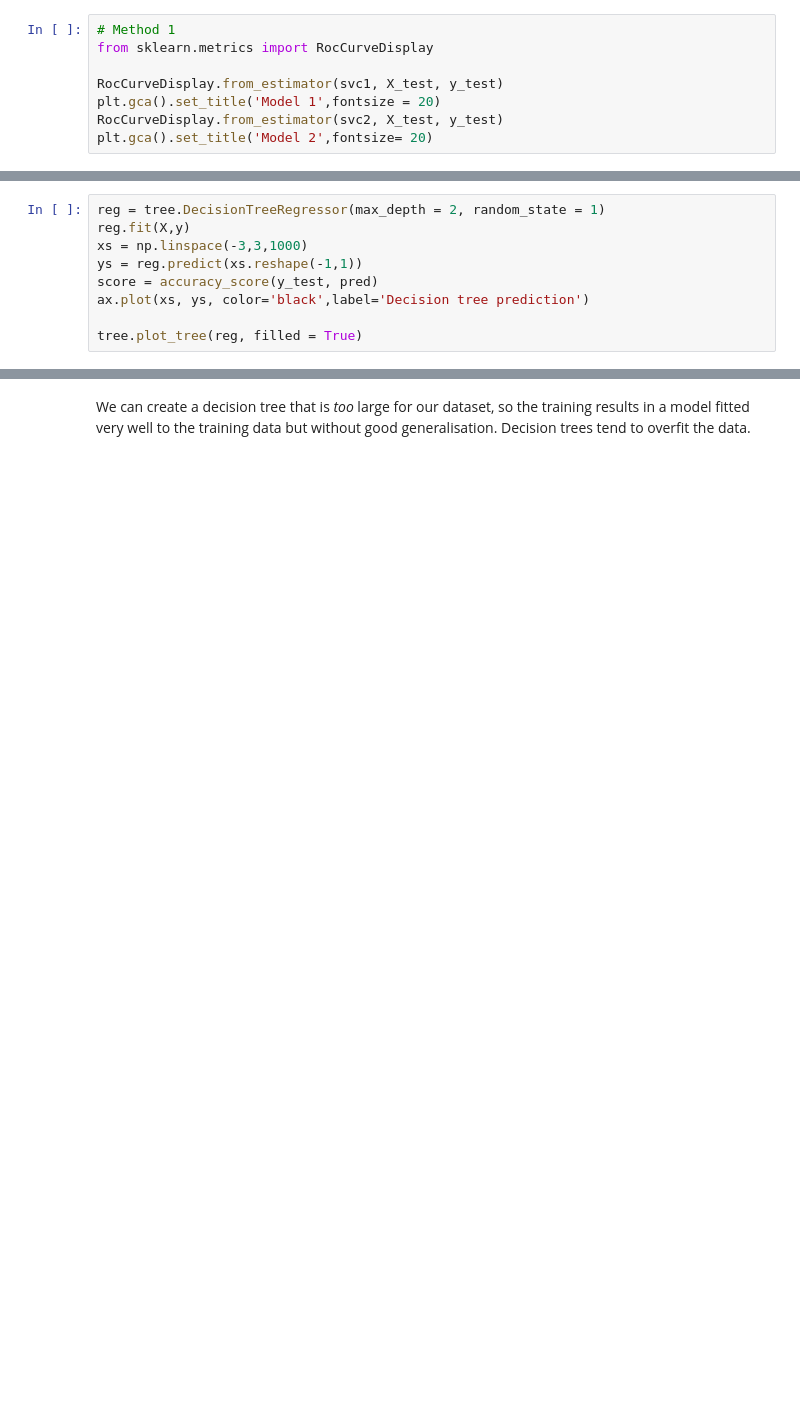
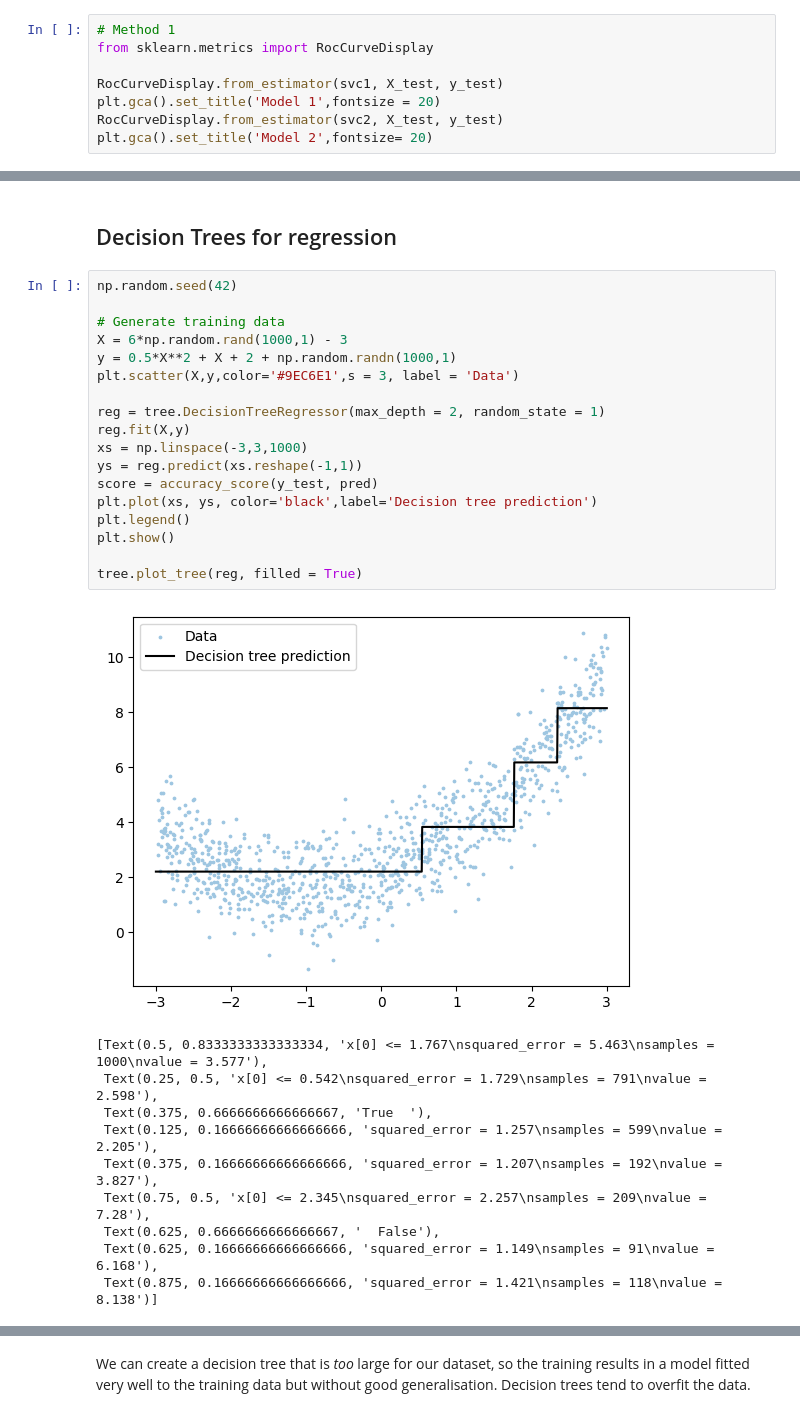
Before and after one commit to Cissi07/DSML-Prep, a Jupyter notebook: DSML_code_shared.ipynb, the cells around one changed output, grey strips where cells are left out. Drawn from its saved outputs; the diff is of its cells as text; blank space fills up the shorter version.

```diff
--- a/DSML_code_shared.ipynb
+++ b/DSML_code_shared.ipynb
@@ -1068,12 +1254,34 @@ H_i = -\sum_k p_{i, k}\log_2\left(p_{i,k}\right)
 \end{equation*}
 
 The Gini and entropy of given node is 0 if it only has samples of one class. Regardless of which loss function we use, the model decides on the the cut at each node by minimising the loss function for that node.
+# %% [markdown]
+## <h2><a id="treereg">Decision Trees for regression</a></h2>
 # %%
+np.random.seed(42)
+
+# Generate training data
+X = 6*np.random.rand(1000,1) - 3
+y = 0.5*X**2 + X + 2 + np.random.randn(1000,1)
+plt.scatter(X,y,color='#9EC6E1',s = 3, label = 'Data')
+
 reg = tree.DecisionTreeRegressor(max_depth = 2, random_state = 1)
 reg.fit(X,y)
 xs = np.linspace(-3,3,1000)
 ys = reg.predict(xs.reshape(-1,1))
 score = accuracy_score(y_test, pred)
-ax.plot(xs, ys, color='black',label='Decision tree prediction')
+plt.plot(xs, ys, color='black',label='Decision tree prediction')
+plt.legend()
+plt.show()
 
 tree.plot_tree(reg, filled = True)
+# %% [output]
+[figure, added]
+[Text(0.5, 0.8333333333333334, 'x[0] <= 1.767\nsquared_error = 5.463\nsamples = 1000\nvalue = 3.577'),
+ Text(0.25, 0.5, 'x[0] <= 0.542\nsquared_error = 1.729\nsamples = 791\nvalue = 2.598'),
+ Text(0.375, 0.6666666666666667, 'True  '),
+ Text(0.125, 0.16666666666666666, 'squared_error = 1.257\nsamples = 599\nvalue = 2.205'),
+ Text(0.375, 0.16666666666666666, 'squared_error = 1.207\nsamples = 192\nvalue = 3.827'),
+ Text(0.75, 0.5, 'x[0] <= 2.345\nsquared_error = 2.257\nsamples = 209\nvalue = 7.28'),
+ Text(0.625, 0.6666666666666667, '  False'),
+ Text(0.625, 0.16666666666666666, 'squared_error = 1.149\nsamples = 91\nvalue = 6.168'),
+ Text(0.875, 0.16666666666666666, 'squared_error = 1.421\nsamples = 118\nvalue = 8.138')]
```
Also changed, not shown: parts of 65 cells of this notebook.
